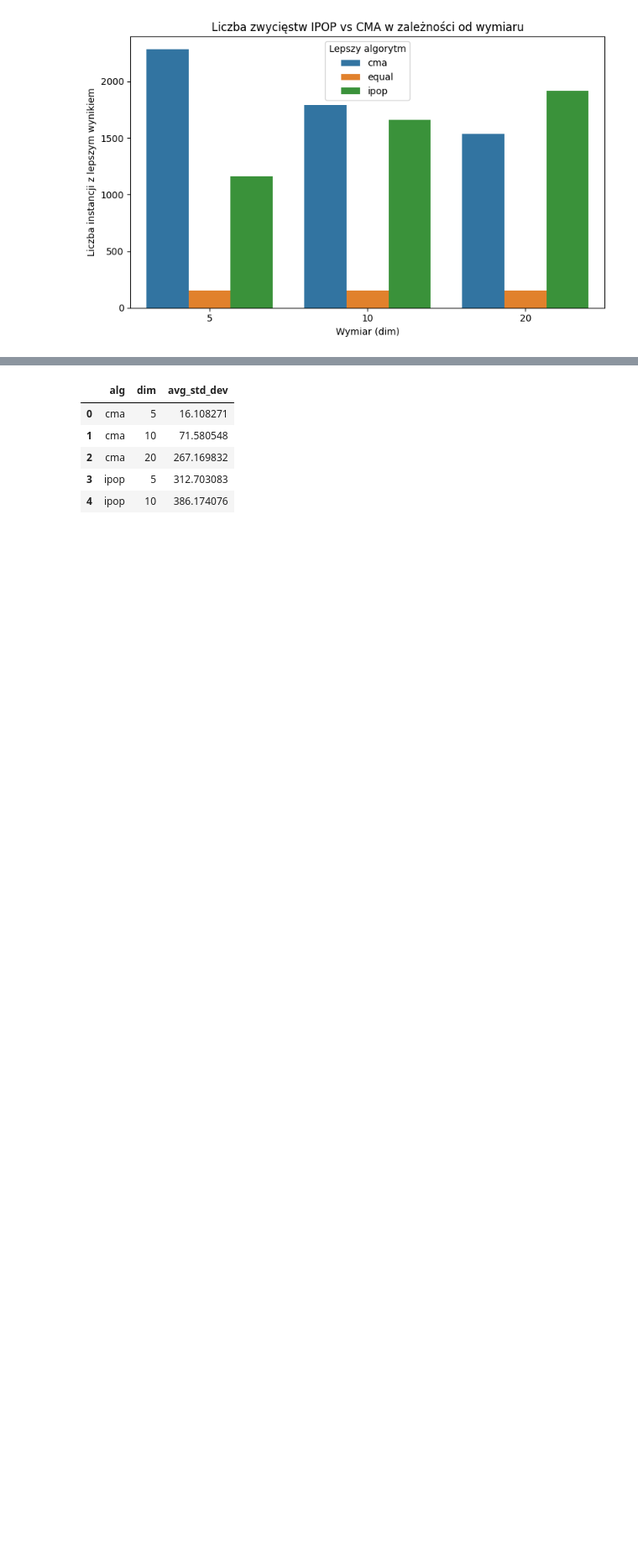
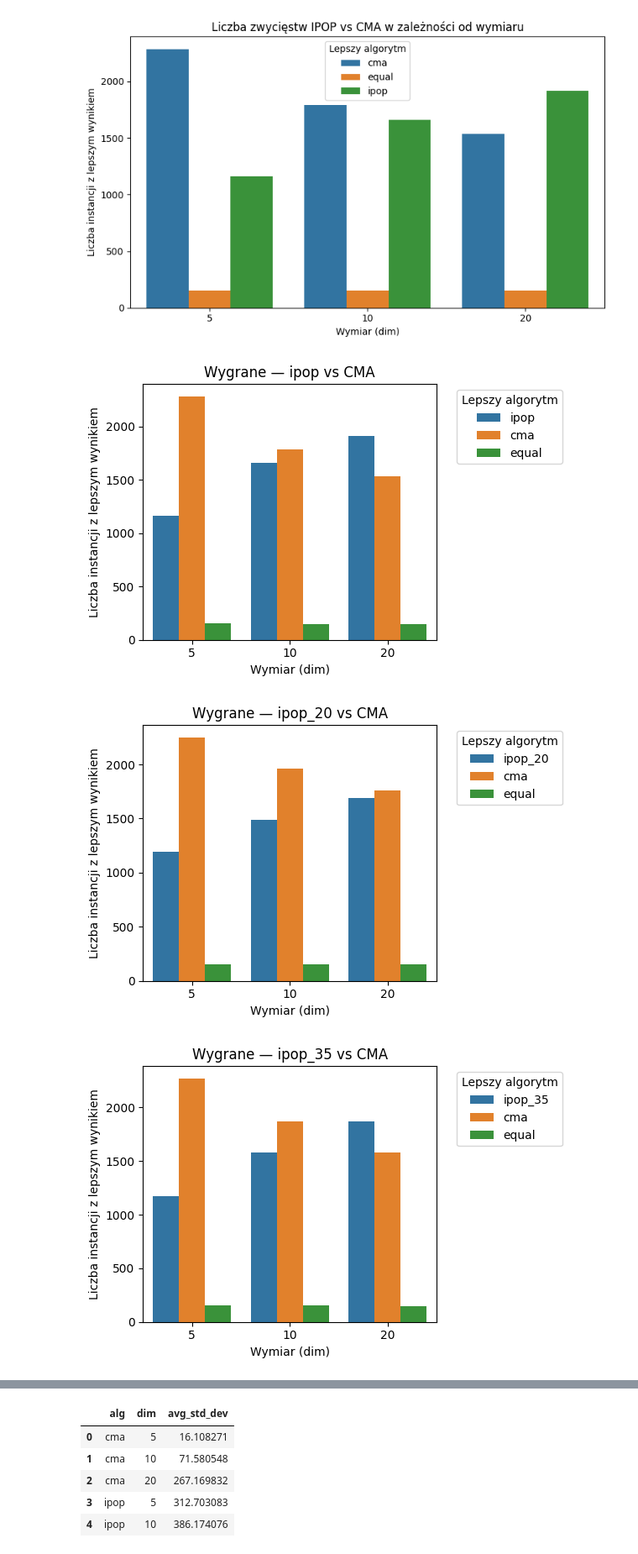
Before and after one commit to KacperLeszczynski/EwolucyjneMAES, a Jupyter notebook: testing.ipynb, the cells around one changed output, grey strips where cells are left out. Shown at 84% size. Saved outputs shown, nothing was run; the diff lists cells and outputs as text; code cells hidden in the pictures; blank space fills up the shorter version.

```diff
--- a/testing.ipynb
+++ b/testing.ipynb
@@ -195,3 +188,41 @@ plt.tight_layout()
 plt.show()
 # %% [output]
 [figure]
+# %%
+def plot_better_vs_cma(df: pd.DataFrame, ipop_var: str, save=False):
+    pair = df.dropna(subset=[ipop_var, "cma"]).copy()
+
+    pair["who_better"] = np.where(
+        pair[ipop_var] < pair["cma"], ipop_var,
+        np.where(pair[ipop_var] > pair["cma"], "cma", "equal")
+    )
+
+    counts = (
+        pair.groupby(["dim", "who_better"])
+        .size()
+        .reset_index(name="count")
+    )
+
+    plt.figure(figsize=(6, 4))
+    sns.barplot(data=counts, x="dim", y="count", hue="who_better",
+                hue_order=[ipop_var, "cma", "equal"])
+    plt.title(f"Wygrane — {ipop_var} vs CMA")
+    plt.ylabel("Liczba instancji z lepszym wynikiem")
+    plt.xlabel("Wymiar (dim)")
+    plt.legend(title="Lepszy algorytm", bbox_to_anchor=(1.05, 1), loc='upper left')
+    plt.tight_layout()
+
+    if save:
+        plt.savefig(f"wins_{ipop_var}_vs_cma.png", dpi=300)
+    plt.show()
+# %%
+
+for variant in ["ipop", "ipop_20", "ipop_35"]:
+    if variant in df_wide.columns:
+        plot_better_vs_cma(df_wide, variant, save=False)
+    else:
+        print(f"[WARN] Brak danych dla {variant}")
+# %% [output]
+[figure, added]
+[figure, added]
+[figure, added]
```
Also changed, not shown: parts of 14 cells of this notebook, 7 other files.
